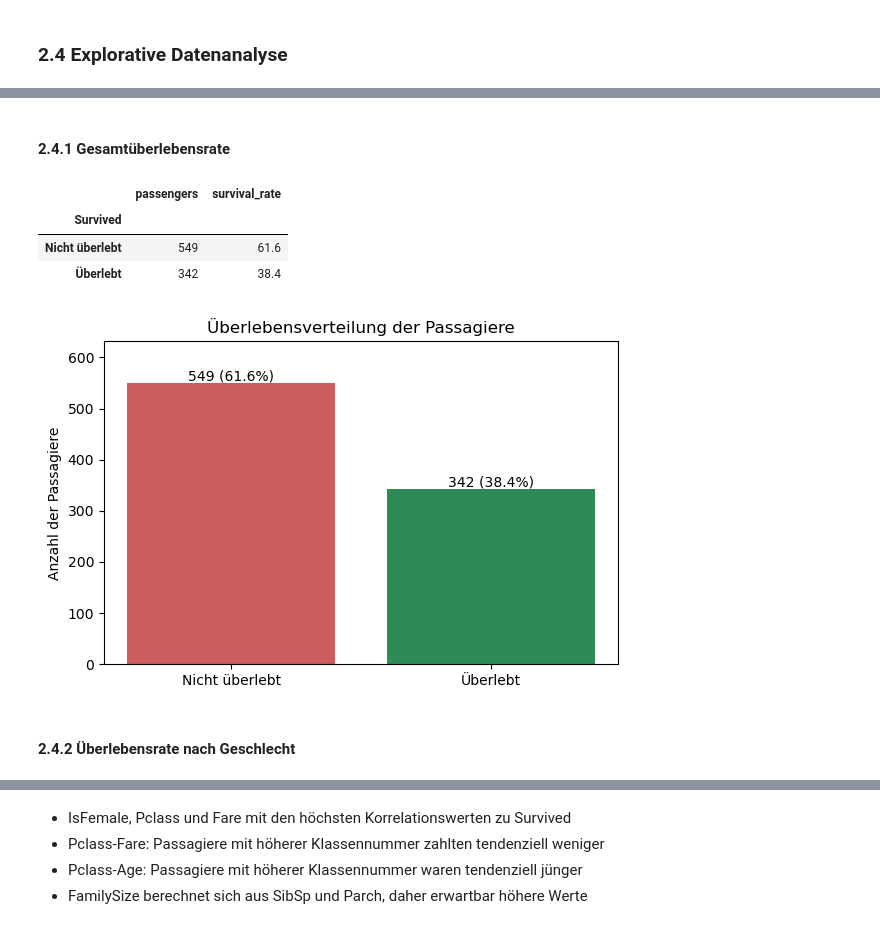
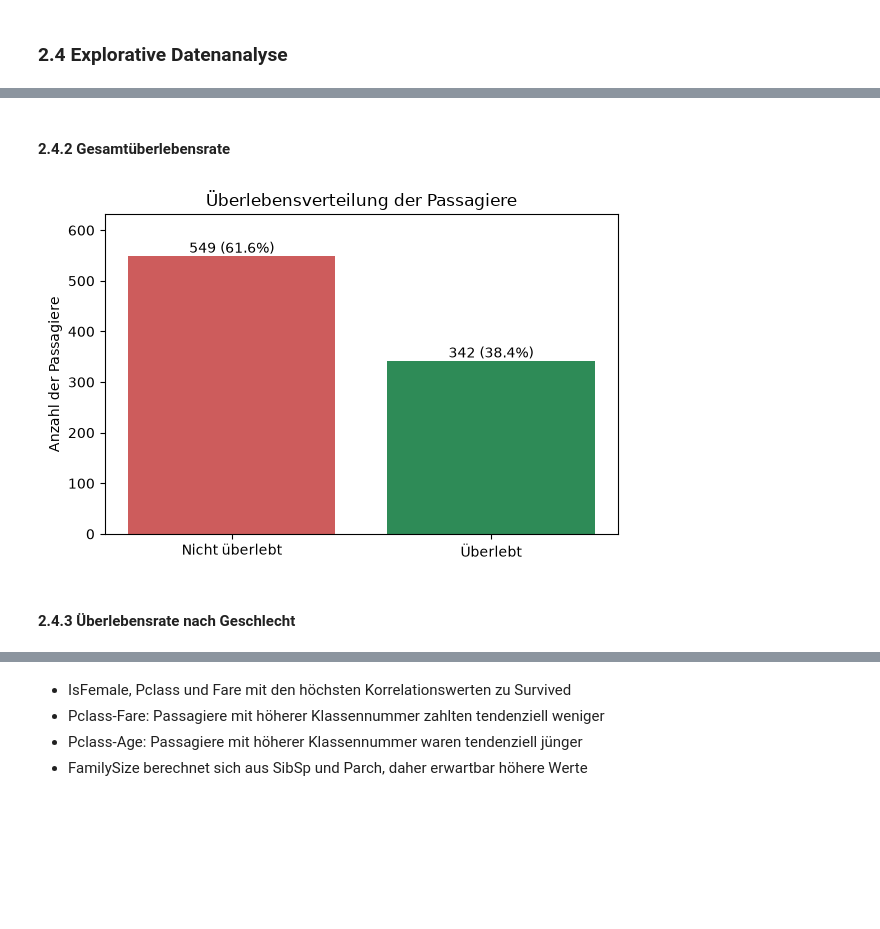
Before and after one commit to dhubmann/titanic, a Jupyter notebook: titanic.ipynb, the cells around one changed output, grey strips where cells are left out. Cells and saved outputs as stored; diff of their text form; code cells hidden in the pictures; blank space fills up the shorter version.

```diff
--- a/titanic.ipynb
+++ b/titanic.ipynb
@@ -239,53 +348,44 @@ plt.show()
 # %% [markdown]
-#### 2.4.1 Gesamtüberlebensrate
+#### 2.4.2 Gesamtüberlebensrate
 # %%
 # Survival balance
 survival_balance = pd.DataFrame({
     "passengers": train_data["Survived"].value_counts(),
     "survival_rate": train_data["Survived"]
         .value_counts(normalize=True).mul(100).round(1)
 }).rename(index={0: "Nicht überlebt", 1: "Überlebt"})
 
-survival_balance
-# 61.6% of passengers did not survive
-# 38.4% of passengers survived
+fig, ax = plt.subplots(figsize=(6, 4))
+
+bars = ax.bar(
+    survival_balance.index,
+    survival_balance["passengers"],
+    color=["indianred", "seagreen"]
+)
+
+for bar, count, rate in zip(
+    bars,
+    survival_balance["passengers"],
+    survival_balance["survival_rate"]
+):
+    ax.text(
+        bar.get_x() + bar.get_width() / 2,
+        bar.get_height(),
+        f"{count} ({rate:.1f}%)",
+        ha="center",
+        va="bottom"
+    )
+
+ax.set_title("Überlebensverteilung der Passagiere")
+ax.set_ylabel("Anzahl der Passagiere")
+ax.set_ylim(0, survival_balance["passengers"].max() * 1.15)
+
+plt.tight_layout()
+plt.show()
 # %% [output]
-|  | passengers | survival_rate |
-| Survived |  |  |
-| Nicht überlebt | 549 | 61.6 |
-| Überlebt | 342 | 38.4 |
+[figure, added]
-# %%
-fig, ax = plt.subplots(figsize=(6, 4))
-
-bars = ax.bar(
-    survival_balance.index,
-    survival_balance["passengers"],
-    color=["indianred", "seagreen"]
-)
-
-for bar, count, rate in zip(
-    bars,
-    survival_balance["passengers"],
-    survival_balance["survival_rate"]
-):
-    ax.text(
-        bar.get_x() + bar.get_width() / 2,
-        bar.get_height(),
-        f"{count} ({rate:.1f}%)",
-        ha="center",
-        va="bottom"
-    )
-
-ax.set_title("Überlebensverteilung der Passagiere")
-ax.set_ylabel("Anzahl der Passagiere")
-ax.set_ylim(0, survival_balance["passengers"].max() * 1.15)
-
-plt.tight_layout()
-plt.show()
-# %% [output]
-[figure, removed]
 # %% [markdown]
-#### 2.4.2 Überlebensrate nach Geschlecht
+#### 2.4.3 Überlebensrate nach Geschlecht
 # %%
 # Survival rate by gender
 sex_survival = (
```
Also changed, not shown: parts of 66 cells of this notebook.
